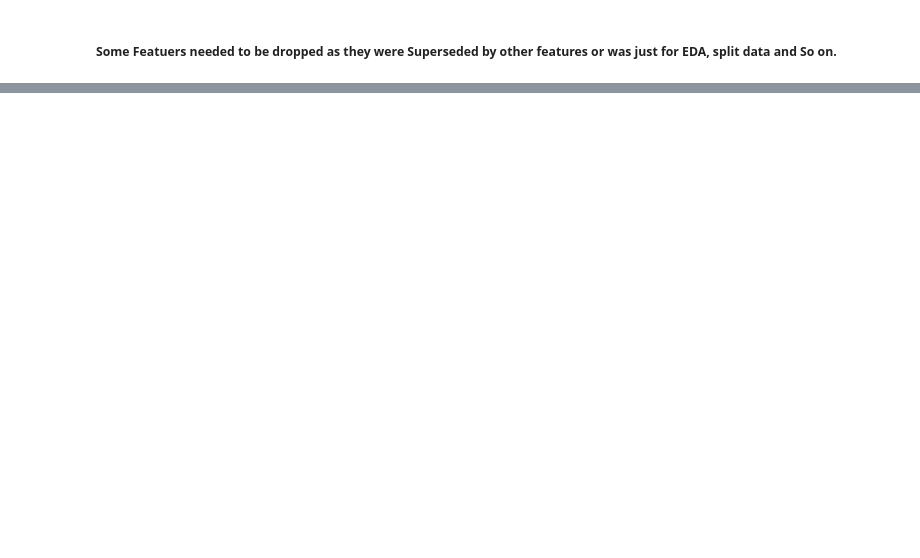
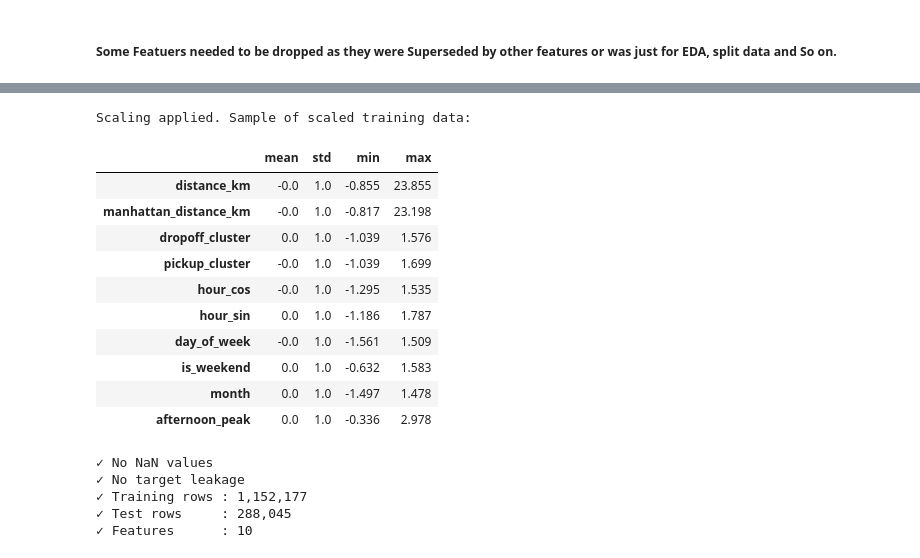
Before and after one commit to Marshoow/NYC_Taxi_Trip_DS, a Jupyter notebook: NYC_Taxi_Trip_Duration.ipynb, the cells around one changed output, grey strips where cells are left out. Saved outputs shown, nothing was run; the diff lists cells and outputs as text; code cells hidden in the pictures; blank space fills up the shorter version.

```diff
--- a/NYC_Taxi_Trip_Duration.ipynb
+++ b/NYC_Taxi_Trip_Duration.ipynb
@@ -678,0 +1224,12 @@ df.sample(3)
+# %%
+# ── 6.1  Lock in the winning feature set ─────────────────────────────────────
+winning_features = {
+    "core":     core_features,
+    "extended": extended_features,
+    "all":      all_features
+}[best_set]
+
+print(f"Winning feature set: '{best_set}'")
+print(f"Features ({len(winning_features)}):")
+for f in winning_features:
+    print(f"  • {f}")
@@ -678,0 +1249,12 @@ df.sample(3)
+# %%
+# ── 6.2  Build final train / test matrices ───────────────────────────────────
+
+X_train_final = X_train_full[winning_features].copy()
+X_test_final  = X_test_full[winning_features].copy()
+
+y_train_final = y_train_log.copy()   # log_trip_duration
+y_test_final  = y_test_log.copy()
+
+print(f"X_train_final shape : {X_train_final.shape}")
+print(f"X_test_final  shape : {X_test_final.shape}")
+X_train_final.sample(3)
@@ -678,0 +1268,43 @@ df.sample(3)
+# %%
+scaler_final = StandardScaler()
+X_train_scaled = scaler_final.fit_transform(X_train_final)   # fit on train ONLY
+X_test_scaled  = scaler_final.transform(X_test_final)        # transform test with same params
+
+# Wrap back in DataFrames to keep column names
+X_train_scaled = pd.DataFrame(X_train_scaled, columns=winning_features, index=X_train_final.index)
+X_test_scaled  = pd.DataFrame(X_test_scaled,  columns=winning_features, index=X_test_final.index)
+
+print("Scaling applied. Sample of scaled training data:")
+X_train_scaled.describe().T[['mean', 'std', 'min', 'max']].round(3)
+# %% [output]
+Scaling applied. Sample of scaled training data:
+|  | mean | std | min | max |
+| distance_km | -0.0 | 1.0 | -0.855 | 23.855 |
+| manhattan_distance_km | -0.0 | 1.0 | -0.817 | 23.198 |
+| dropoff_cluster | 0.0 | 1.0 | -1.039 | 1.576 |
+| pickup_cluster | -0.0 | 1.0 | -1.039 | 1.699 |
+| hour_cos | -0.0 | 1.0 | -1.295 | 1.535 |
+| hour_sin | 0.0 | 1.0 | -1.186 | 1.787 |
+| day_of_week | -0.0 | 1.0 | -1.561 | 1.509 |
+| is_weekend | 0.0 | 1.0 | -0.632 | 1.583 |
+| month | 0.0 | 1.0 | -1.497 | 1.478 |
+| afternoon_peak | 0.0 | 1.0 | -0.336 | 2.978 |
+# %%
+# ── 6.4  Sanity check — no leakage, no NaN ───────────────────────────────────
+
+assert X_train_scaled.isnull().sum().sum() == 0, "NaN found in training set!"
+assert X_test_scaled.isnull().sum().sum()  == 0, "NaN found in test set!"
+assert 'log_trip_duration' not in X_train_scaled.columns, "Target leaked into features!"
+assert 'trip_duration'     not in X_train_scaled.columns, "Raw target leaked into features!"
+
+print("✓ No NaN values")
+print("✓ No target leakage")
+print(f"✓ Training rows : {len(X_train_scaled):,}")
+print(f"✓ Test rows     : {len(X_test_scaled):,}")
+print(f"✓ Features      : {len(winning_features)}")
+# %% [output]
+✓ No NaN values
+✓ No target leakage
+✓ Training rows : 1,152,177
+✓ Test rows     : 288,045
+✓ Features      : 10
```
Also changed, not shown: parts of 44 cells of this notebook.
